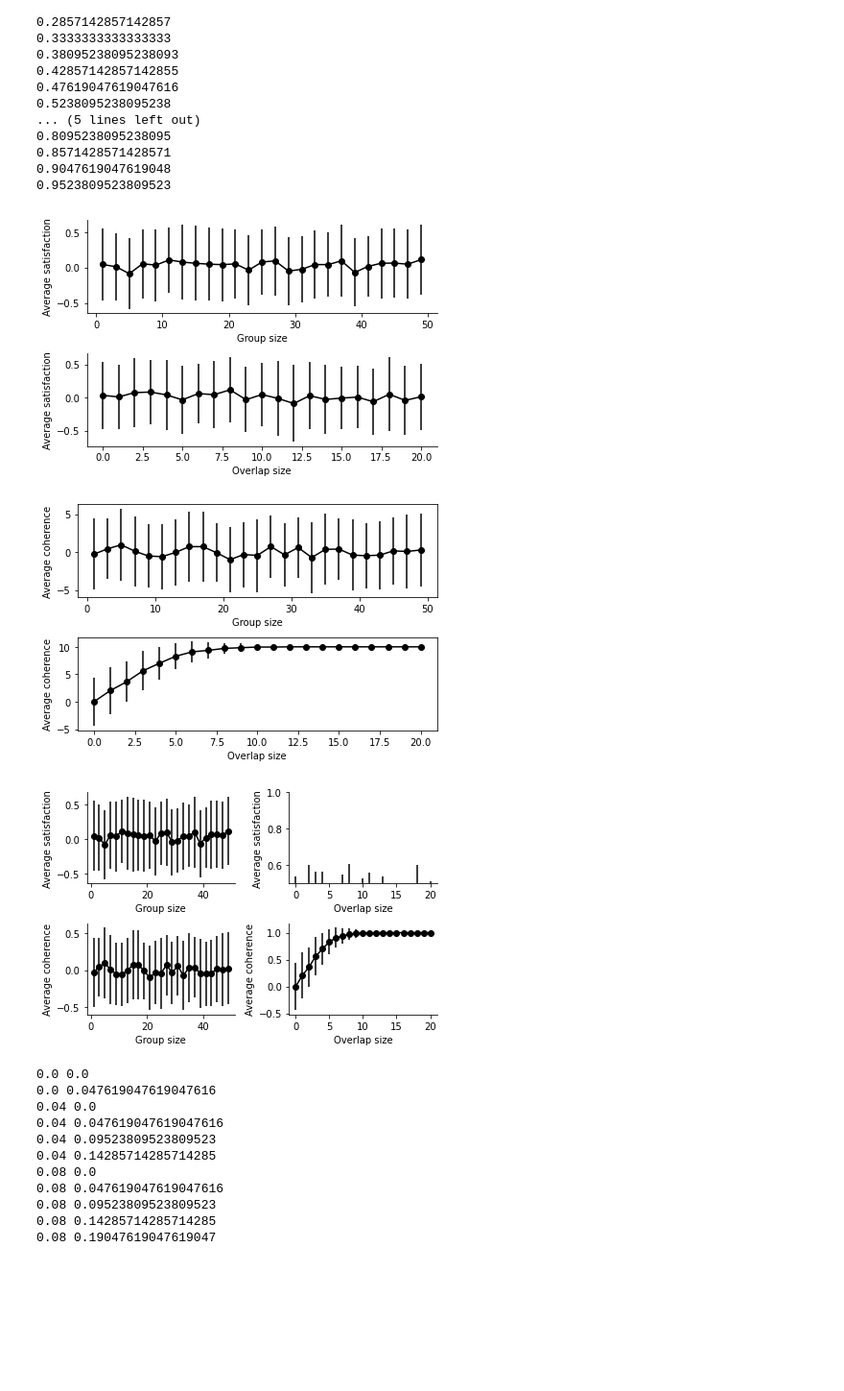
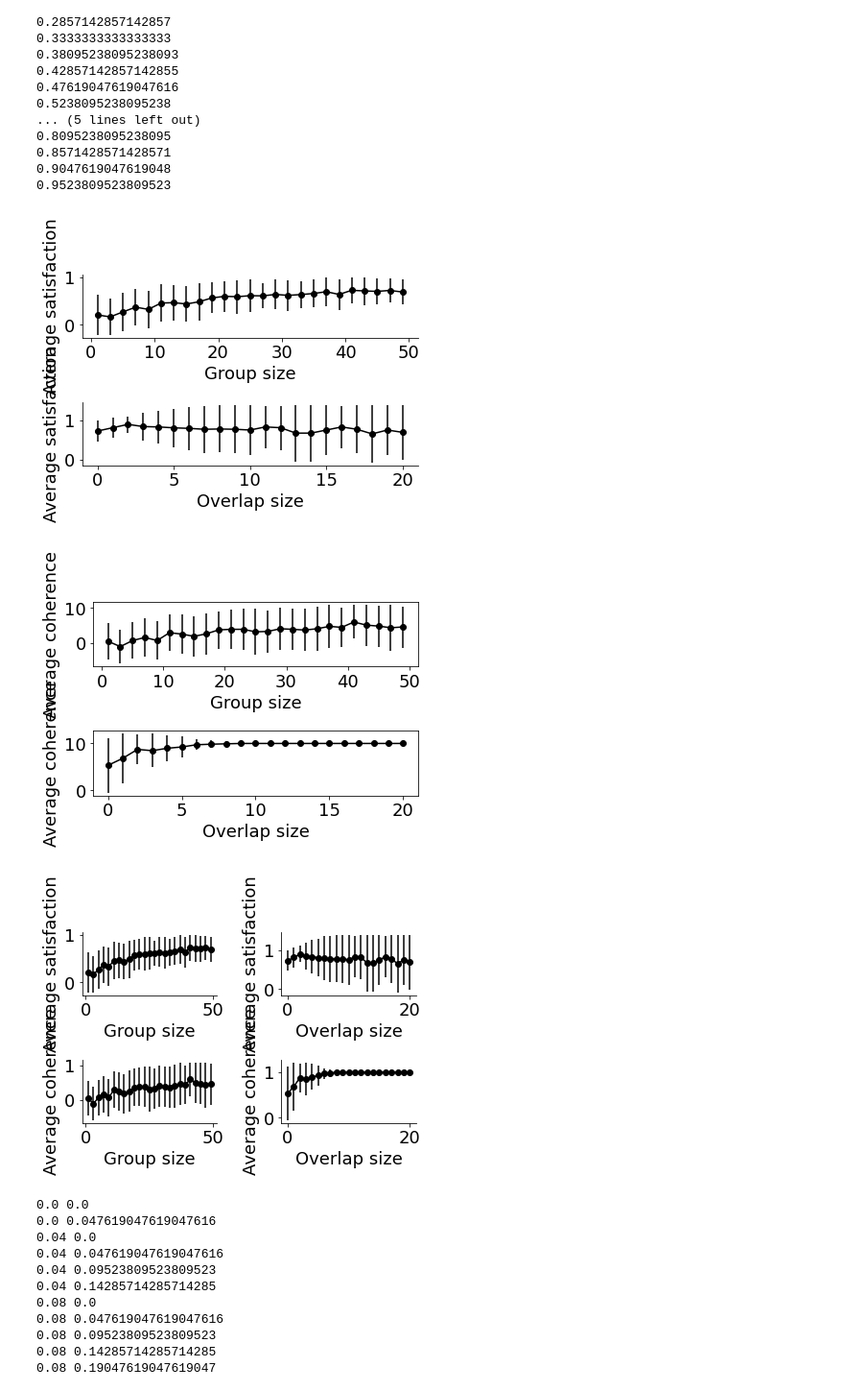
Before and after one commit to nwlandry/governance, a Jupyter notebook: generate_figures.ipynb, the cells around one changed output. Shown at 96% size. Saved outputs shown, nothing was run; the diff lists cells and outputs as text; code cells hidden in the pictures; blank space fills up the shorter version.

Commit message:
Random network experiments and updated figures

```diff
--- a/generate_figures.ipynb
+++ b/generate_figures.ipynb
@@ -106,5 +106,5 @@ fig.savefig("Figures/example_hypergraph.png", dpi=1000)
 # %%
-method = "random"
+method = "polarized"
 # %%
 num_samples = 100
 group_sizes = np.arange(1, 51, 2, dtype=int)
@@ -242,7 +242,7 @@ sns.despine()
 
 plt.show()
 # %% [output]
-[figure, old version]
+[figure, new version]
 # %%
 plt.figure()
 plt.subplot(211)
@@ -256,38 +256,37 @@ plt.xlabel("Overlap size")
 plt.tight_layout()
 plt.show()
 # %% [output]
-[figure, old version]
+[figure, new version]
 # %%
 plt.figure()
 plt.subplot(221)
 plt.errorbar(group_sizes, satisfaction_group_size.mean(axis=1), yerr=satisfaction_group_size.std(axis=1), color="black", marker="o")
 plt.ylabel("Average satisfaction")
 plt.xlabel("Group size")
 sns.despine()
 
 plt.subplot(222)
 plt.errorbar(overlap_sizes, satisfaction_overlap_size.mean(axis=1), yerr=satisfaction_overlap_size.std(axis=1), color="black", marker="o")
 plt.ylabel("Average satisfaction")
 plt.xlabel("Overlap size")
-plt.ylim(0.5, 1)
 sns.despine()
 
 plt.subplot(223)
 plt.errorbar(group_sizes, satisfiability_group_size.mean(axis=1)/10, yerr=satisfiability_group_size.std(axis=1)/10, color="black", marker="o")
 plt.ylabel("Average coherence")
 plt.xlabel("Group size")
 sns.despine()
 
 plt.subplot(224)
 plt.errorbar(overlap_sizes, satisfiability_overlap_size.mean(axis=1)/10, yerr=satisfiability_overlap_size.std(axis=1)/10, color="black", marker="o")
 plt.ylabel("Average coherence")
 plt.xlabel("Overlap size")
 sns.despine()
 
 plt.tight_layout()
 plt.show()
 # %% [output]
-[figure, old version]
+[figure, new version]
 # %%
 num_samples = 100
 group_sizes = np.arange(1, 51, 2, dtype=int)
```
Also changed, not shown: parts of 5 cells of this notebook, 23 other files.
